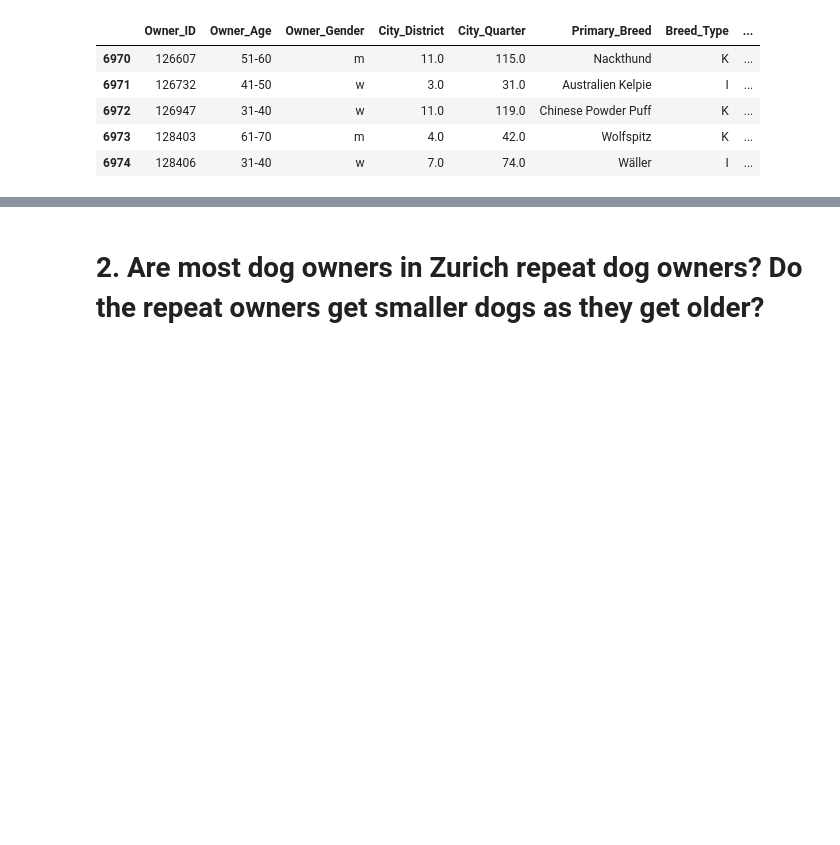
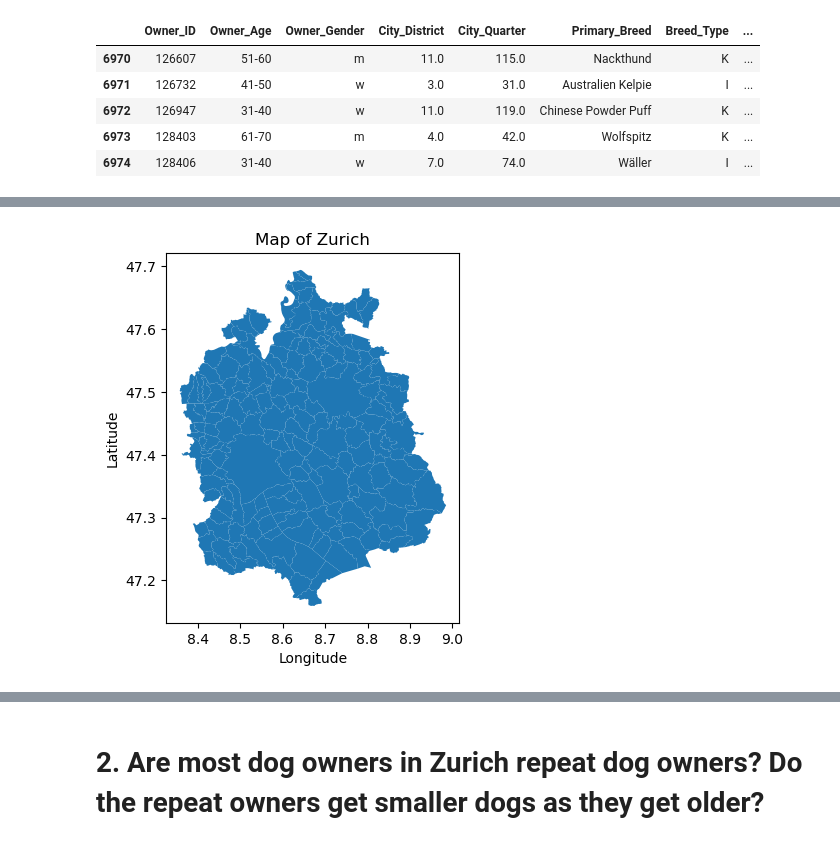
Before and after one commit to jmandano/cmps530_final_project, a Jupyter notebook: final_code.ipynb, the cells around one changed output, grey strips where cells are left out. Cells and saved outputs as stored; diff of their text form; code cells hidden in the pictures; blank space fills up the shorter version.

```diff
--- a/final_code.ipynb
+++ b/final_code.ipynb
@@ -175,0 +278,7 @@ print(x)
+# %%
+import geopandas as gpd
+
+# source: https://cartographyvectors.com/map/776-zurich-large
+
+zurich = gpd.read_file('zurich_large.geojson')
+zurich.head()
@@ -175,0 +292,9 @@ print(x)
+# %%
+import matplotlib.pyplot as plt
+zurich.plot()
+plt.title('Map of Zurich')
+plt.xlabel('Longitude')
+plt.ylabel('Latitude')
+plt.show()
+# %% [output]
+[figure, added]
```
Also changed, not shown: parts of 22 cells of this notebook.
